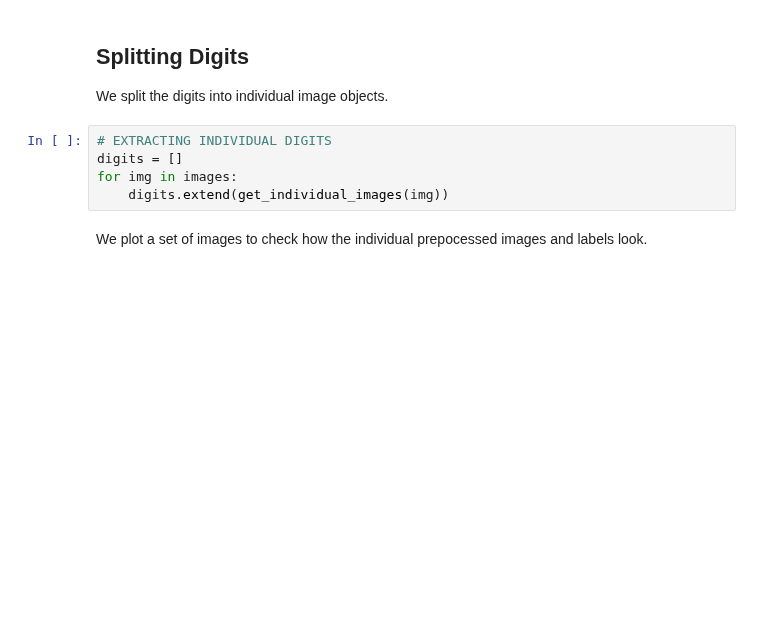
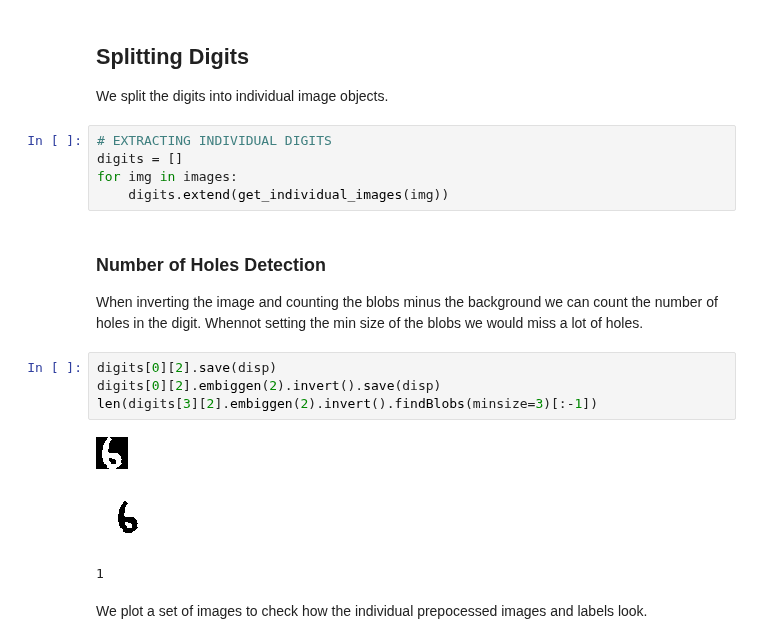
Before and after one commit to jsmienk/IML, a Jupyter notebook: notebooks/feature_extraction.ipynb, the cells around one changed output. Cells and saved outputs as stored; diff of their text form; blank space fills up the shorter version.

Commit message:
New dataset. Better hole detection

```diff
--- a/notebooks/feature_extraction.ipynb
+++ b/notebooks/feature_extraction.ipynb
@@ -84,6 +85,18 @@ We split the digits into individual image objects.
 digits = []
 for img in images:
     digits.extend(get_individual_images(img))
+# %% [markdown]
+### Number of Holes Detection
+
+When inverting the image and counting the blobs minus the background we can count the number of holes in the digit. Whennot setting the min size of the blobs we would miss a lot of holes.
+# %%
+digits[0][2].save(disp)
+digits[0][2].embiggen(2).invert().save(disp)
+len(digits[3][2].embiggen(2).invert().findBlobs(minsize=3)[:-1])
+# %% [output]
+[figure, added]
+[figure, added]
+1
 # %% [markdown]
 We plot a set of images to check how the individual prepocessed images and labels look.
 # %%
```
Also changed, not shown: parts of 16 cells of this notebook, 23 other files.
